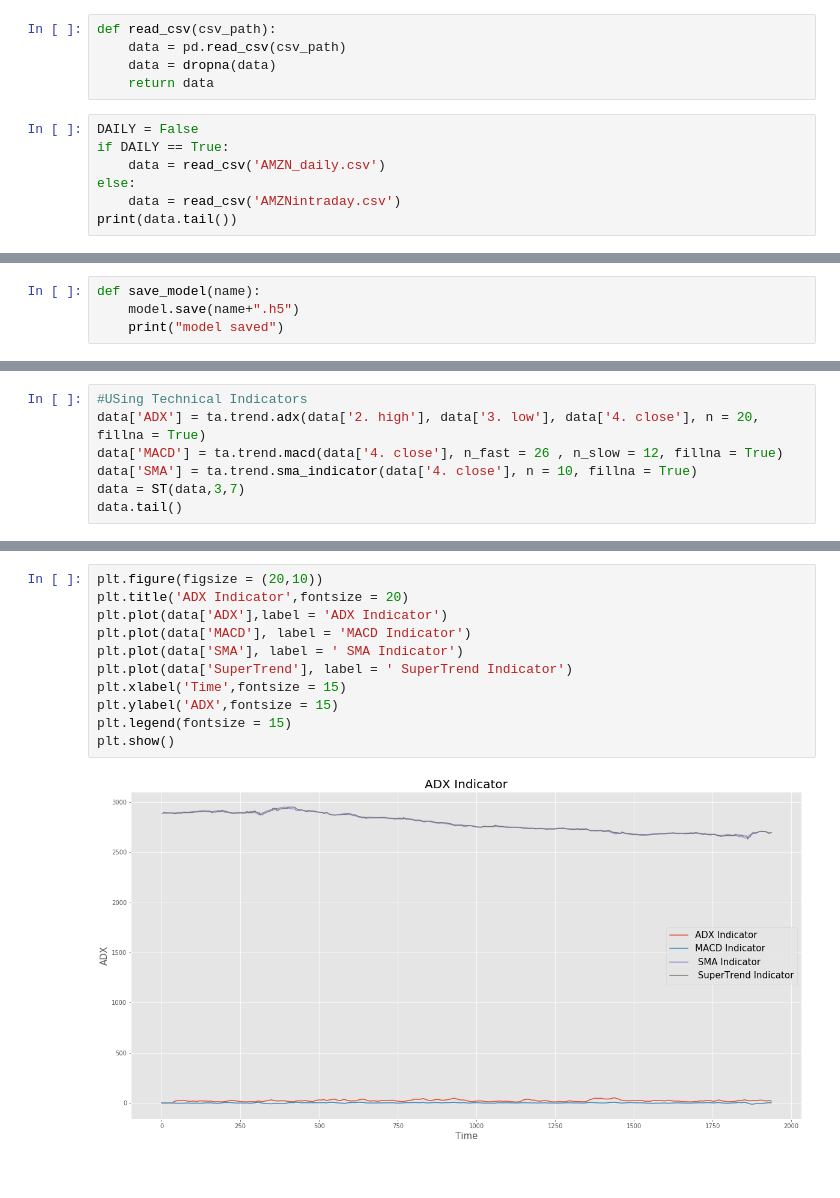
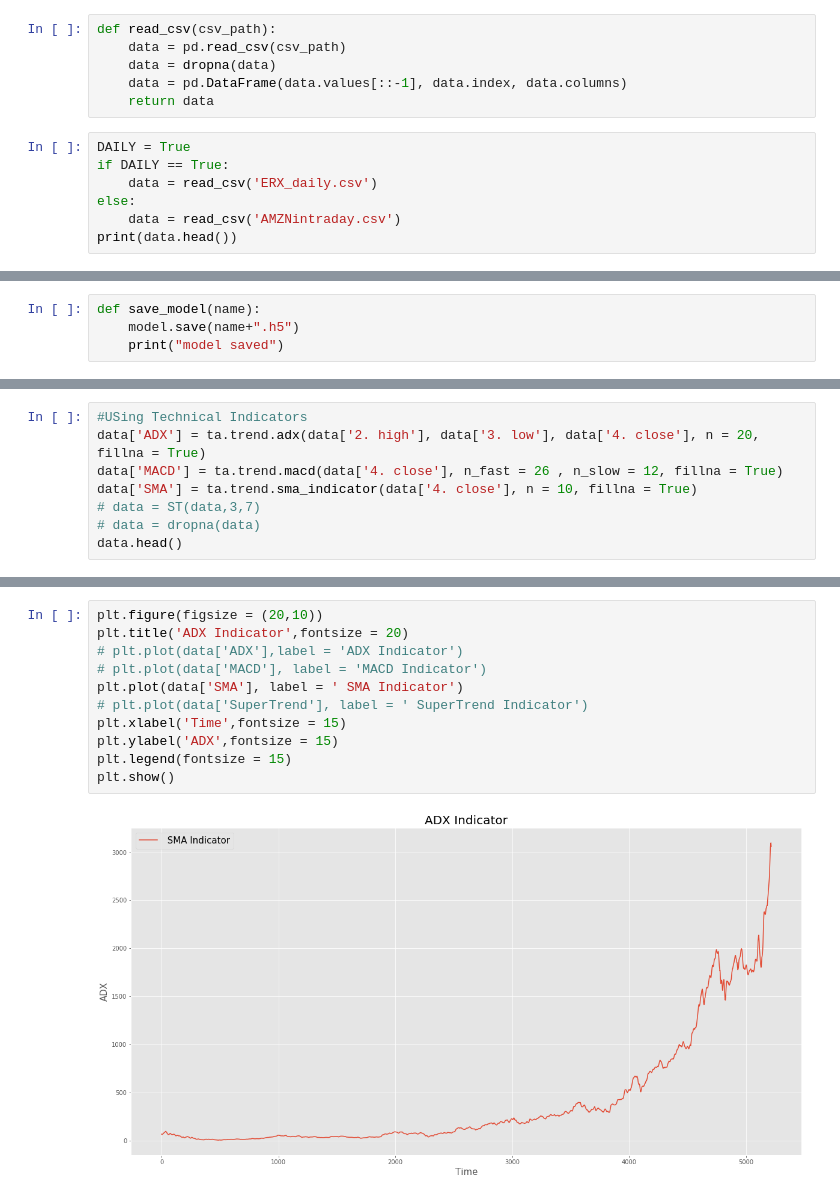
Before and after one commit to Aryan-jaiswal/StockPricePredictor, a Jupyter notebook: predictor.ipynb, the cells around one changed output, grey strips where cells are left out. Cells and saved outputs as stored; diff of their text form.

Commit message:
Changed data format

```diff
--- a/predictor.ipynb
+++ b/predictor.ipynb
@@ -18,12 +17,13 @@ Using Theano backend.
 def read_csv(csv_path):
     data = pd.read_csv(csv_path)
     data = dropna(data)
+    data = pd.DataFrame(data.values[::-1], data.index, data.columns)
     return data
 # %%
-DAILY = False
+DAILY = True
 if DAILY == True:
-    data = read_csv('AMZN_daily.csv')
+    data = read_csv('ERX_daily.csv')
 else:
     data = read_csv('AMZNintraday.csv')
-print(data.tail())
+print(data.head())
 # %% [output]
@@ -160,6 +196,7 @@ def save_model(name):
 data['ADX'] = ta.trend.adx(data['2. high'], data['3. low'], data['4. close'], n = 20, fillna = True)
 data['MACD'] = ta.trend.macd(data['4. close'], n_fast = 26 , n_slow = 12, fillna = True)
 data['SMA'] = ta.trend.sma_indicator(data['4. close'], n = 10, fillna = True)
-data = ST(data,3,7)
-data.tail()
+# data = ST(data,3,7)
+# data = dropna(data)
+data.head()
 # %% [output]
@@ -189,16 +209,16 @@ See the caveats in the documentation: https://pandas.pydata.org/pandas-docs/stab
 # %%
 plt.figure(figsize = (20,10))
 plt.title('ADX Indicator',fontsize = 20)
-plt.plot(data['ADX'],label = 'ADX Indicator')
-plt.plot(data['MACD'], label = 'MACD Indicator')
+# plt.plot(data['ADX'],label = 'ADX Indicator')
+# plt.plot(data['MACD'], label = 'MACD Indicator')
 plt.plot(data['SMA'], label = ' SMA Indicator')
-plt.plot(data['SuperTrend'], label = ' SuperTrend Indicator')
+# plt.plot(data['SuperTrend'], label = ' SuperTrend Indicator')
 plt.xlabel('Time',fontsize = 15)
 plt.ylabel('ADX',fontsize = 15)
 plt.legend(fontsize = 15)
 plt.show()
 # %% [output]
-[figure, old version]
+[figure, new version]
 # %%
 #Scaling Technical Indicator
 tech_ind_scaler = MinMaxScaler(feature_range=(0,1))
```
Also changed, not shown: parts of 21 cells of this notebook.
